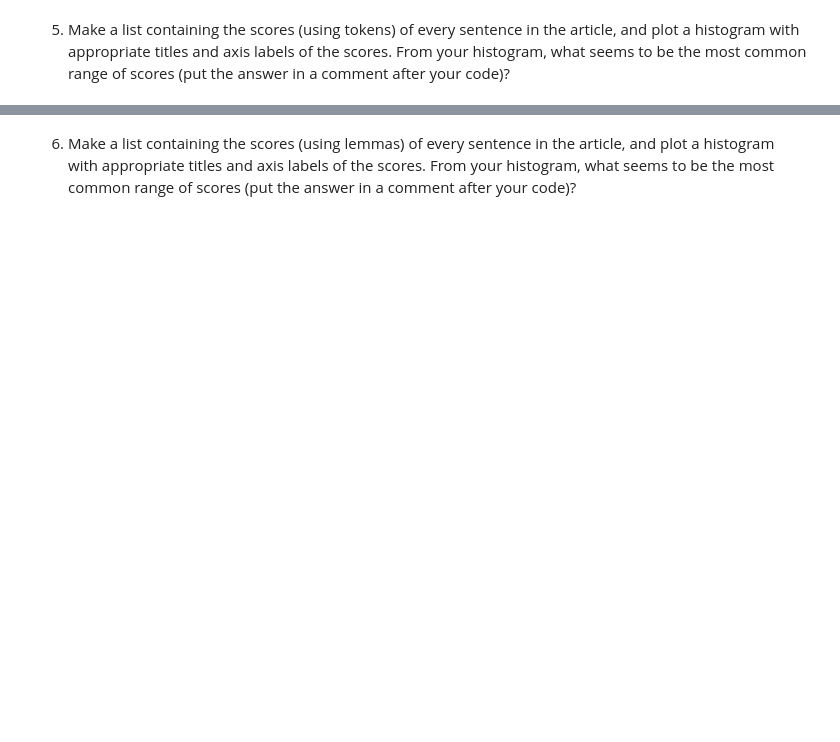
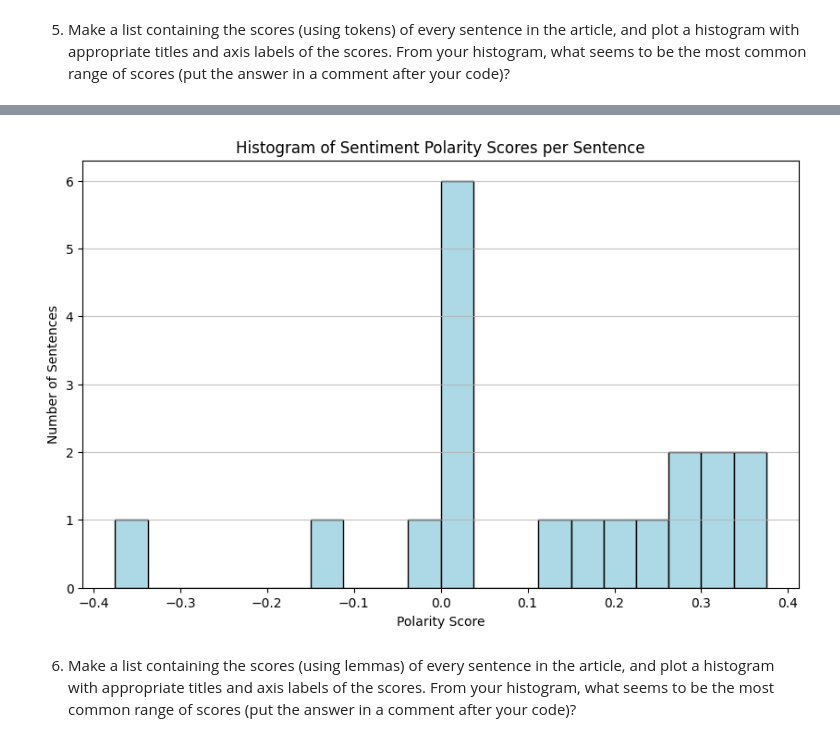
Before and after one commit to Thilde02/article-summarizer-mod7, a Jupyter notebook: article-summarizer.ipynb, the cells around one changed output, grey strips where cells are left out. Drawn from its saved outputs; the diff is of its cells as text; code cells hidden in the pictures; blank space fills up the shorter version.

```diff
--- a/article-summarizer.ipynb
+++ b/article-summarizer.ipynb
@@ -17,2 +77,22 @@ Every question that requires you to write code will have a code cell underneath
 # %% [markdown]
 2. Read in your article's html source from the file you created in question 1 and do sentiment analysis on the article/post's text (use `.get_text()`).  Print the polarity score with an appropriate label.  Additionally print the number of sentences in the original article (with an appropriate label)
+# %%
+from bs4 import BeautifulSoup
+from textblob import TextBlob
+
+# 1. Load HTML from saved file
+with open("tempest_article.html", "r", encoding="utf-8") as file:
+    html_content = file.read()
+
+# 2. Extract the plain text
+soup = BeautifulSoup(html_content, "html.parser")
+text = soup.get_text()
+
+# 3. Analyze the text
+blob = TextBlob(text)
+
+# 4. Print sentiment polarity
+print("Polarity Score:", blob.sentiment.polarity)
+
+# 5. Count and print number of sentences
+print("Number of Sentences in Article:", len(blob.sentences))
@@ -25,2 +188,28 @@ Every question that requires you to write code will have a code cell underneath
+# %%
+
+from bs4 import BeautifulSoup
+from textblob import TextBlob
+import matplotlib.pyplot as plt
+
+with open("tempest_article.html", "r", encoding="utf-8") as file:
+    html_content = file.read()
+
+soup = BeautifulSoup(html_content, "html.parser")
+text = soup.get_text()
+
+blob = TextBlob(text)
+sentence_scores = [sentence.sentiment.polarity for sentence in blob.sentences]
+
+plt.figure(figsize=(10, 6))
+plt.hist(sentence_scores, bins=20, color='lightblue', edgecolor='black')
+plt.title("Histogram of Sentiment Polarity Scores per Sentence")
+plt.xlabel("Polarity Score")
+plt.ylabel("Number of Sentences")
+plt.grid(axis='y', alpha=0.75)
+plt.show()
+
+# From the histogram, most sentence polarity scores cluster near 0 (neutral).
+# %% [output]
+[figure, added]
 # %% [markdown]
 6. Make a list containing the scores (using lemmas) of every sentence in the article, and plot a histogram with appropriate titles and axis labels of the scores.  From your histogram, what seems to be the most common range of scores (put the answer in a comment after your code)?
```
Also changed, not shown: parts of 14 cells of this notebook, 2 other files.
